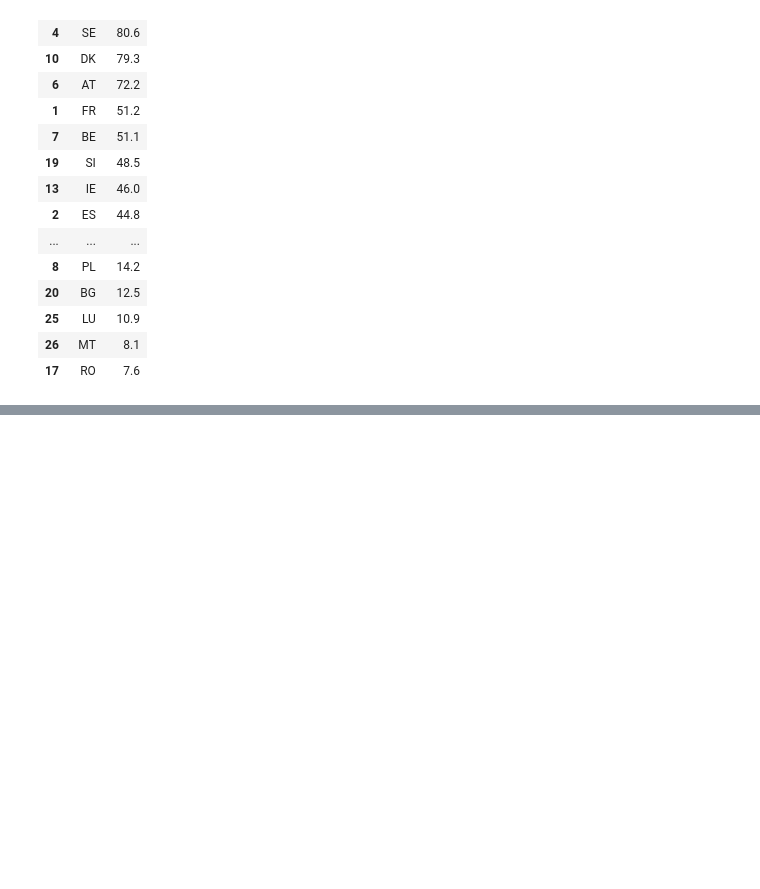
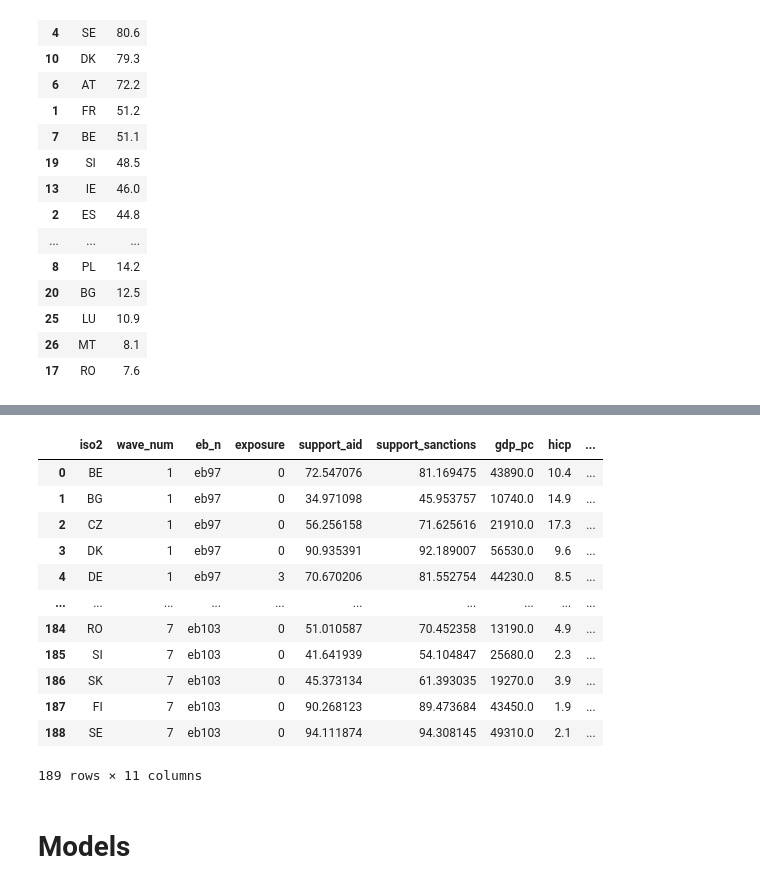
Before and after one commit to kam-eeel/pol380-research, a Jupyter notebook: analysis.ipynb, the cells around one changed output, grey strips where cells are left out. Drawn from its saved outputs; the diff is of its cells as text; code cells hidden in the pictures; blank space fills up the shorter version.

Commit message:
ran initial panel regression model. pending validation tests

```diff
--- a/analysis.ipynb
+++ b/analysis.ipynb
@@ -350,0 +351,55 @@ psm.sort_values("psm", ascending=False)
+# %%
+# exposure, truncated to waves with documented coverage (W1-W7)
+usable = coding.groupby("wave_num")["exposure"].max().pipe(lambda s: s[s > 0].index)
+exposure = coding[coding["wave_num"].isin(usable)][["iso2", "wave_num", "eb_n", "exposure"]]
+
+# DV: classify each wave's two items by keyword, then take total_agree / total
+def qid_of(text):
+    return text.split()[0].rstrip(".").replace(".", "_")
+
+roles = {}
+for r in questions.itertuples():
+    m = {}
+    for txt in (r.q1, r.q2):
+        role = ("sanctions" if "sanction" in txt.lower()  # type: ignore
+                else "aid" if "military" in txt.lower() else None)  # type: ignore
+        if role:
+            m[role] = qid_of(txt)
+    roles[r.eb_n] = m
+
+dv = pd.DataFrame([
+    {"eb_n": e, "iso2": iso2,
+     "support_aid": 100 * data[e][q["aid"]][iso2]["total_agree"] / data[e][q["aid"]][iso2]["total"],
+     "support_sanctions": 100 * data[e][q["sanctions"]][iso2]["total_agree"] / data[e][q["sanctions"]][iso2]["total"]}
+    for e, q in roles.items() for iso2 in data[e][q["aid"]]
+])
+
+# merge exposure + DV + controls + PSM, all keyed on iso2 / wave_num
+panel = (exposure
+    .merge(dv, on=["eb_n", "iso2"], how="left", validate="one_to_one")
+    .merge(controls, on=["iso2", "wave_num"], how="left", validate="one_to_one")
+    .merge(psm, on="iso2", how="left"))
+
+# standardize the moderator over the 27 unique countries (cross-country SD), not panel rows
+u = panel.drop_duplicates("iso2")["psm"]
+panel["psm_z"] = (panel["psm"] - u.mean()) / u.std()
+
+assert not panel.duplicated(["iso2", "wave_num"]).any()
+panel.to_csv("data/interim/panel.csv", index=False)
+panel
+# %% [output]
+|  | iso2 | wave_num | eb_n | exposure | support_aid | support_sanctions | gdp_pc | hicp | ... |
+| 0 | BE | 1 | eb97 | 0 | 72.547076 | 81.169475 | 43890.0 | 10.4 | ... |
+| 1 | BG | 1 | eb97 | 0 | 34.971098 | 45.953757 | 10740.0 | 14.9 | ... |
+| 2 | CZ | 1 | eb97 | 0 | 56.256158 | 71.625616 | 21910.0 | 17.3 | ... |
+| 3 | DK | 1 | eb97 | 0 | 90.935391 | 92.189007 | 56530.0 | 9.6 | ... |
+| 4 | DE | 1 | eb97 | 3 | 70.670206 | 81.552754 | 44230.0 | 8.5 | ... |
+| ... | ... | ... | ... | ... | ... | ... | ... | ... | ... |
+| 184 | RO | 7 | eb103 | 0 | 51.010587 | 70.452358 | 13190.0 | 4.9 | ... |
+| 185 | SI | 7 | eb103 | 0 | 41.641939 | 54.104847 | 25680.0 | 2.3 | ... |
+| 186 | SK | 7 | eb103 | 0 | 45.373134 | 61.393035 | 19270.0 | 3.9 | ... |
+| 187 | FI | 7 | eb103 | 0 | 90.268123 | 89.473684 | 43450.0 | 1.9 | ... |
+| 188 | SE | 7 | eb103 | 0 | 94.111874 | 94.308145 | 49310.0 | 2.1 | ... |
+189 rows × 11 columns
+# %% [markdown]
+# Models
```
Also changed, not shown: parts of 6 cells of this notebook, 5 other files.
